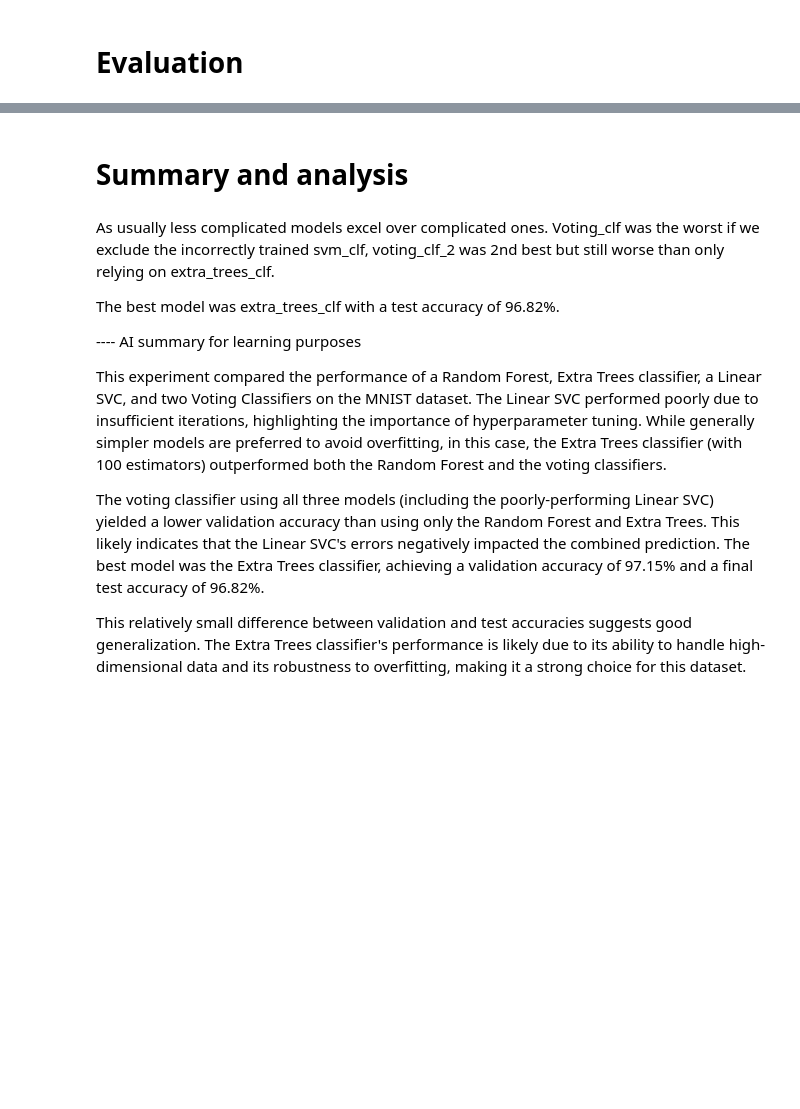
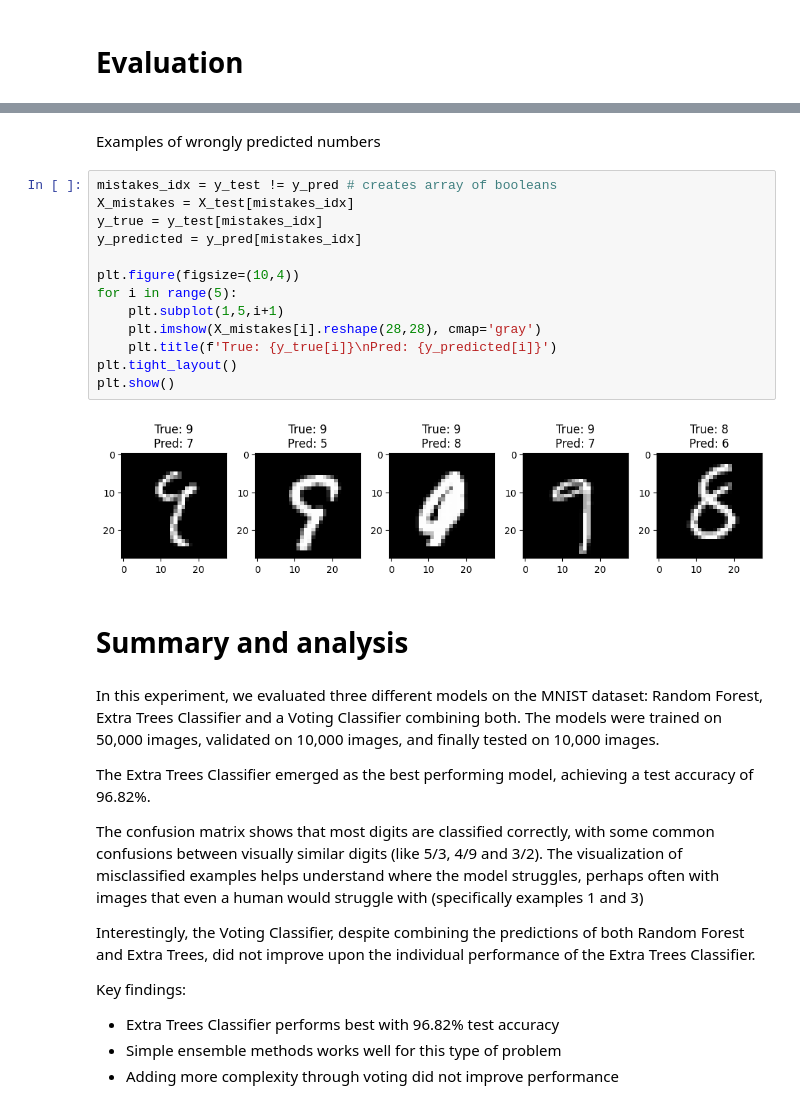
Before and after one commit to IsaacHog/ec-data-science-24, a Jupyter notebook: ml/kunskapskontroll_2/mnist_kod.ipynb, the cells around one changed output, grey strips where cells are left out. Saved outputs shown, nothing was run; the diff lists cells and outputs as text; blank space fills up the shorter version.

Commit message:
update(ml/kunskaps2/mnist): update assignement

```diff
--- a/ml/kunskapskontroll_2/mnist_kod.ipynb
+++ b/ml/kunskapskontroll_2/mnist_kod.ipynb
@@ -85,21 +95,32 @@ Test set accuracy of the retrained best model: 0.9682
+# %% [markdown]
+Examples of wrongly predicted numbers
+# %%
+mistakes_idx = y_test != y_pred # creates array of booleans
+X_mistakes = X_test[mistakes_idx]
+y_true = y_test[mistakes_idx]
+y_predicted = y_pred[mistakes_idx]
+
+plt.figure(figsize=(10,4))
+for i in range(5):
+    plt.subplot(1,5,i+1)
+    plt.imshow(X_mistakes[i].reshape(28,28), cmap='gray')
+    plt.title(f'True: {y_true[i]}\nPred: {y_predicted[i]}')
+plt.tight_layout()
+plt.show()
+# %% [output]
+[figure, added]
 # %% [markdown]
 # Summary and analysis
 # %% [markdown]
-As usually less complicated models excel over complicated ones.
-Voting_clf was the worst if we exclude the incorrectly trained svm_clf, voting_clf_2 was 2nd best but still worse than only relying on extra_trees_clf.
+In this experiment, we evaluated three different models on the MNIST dataset: Random Forest, Extra Trees Classifier and a Voting Classifier combining both. The models were trained on 50,000 images, validated on 10,000 images, and finally tested on 10,000 images.
 
-The best model was extra_trees_clf with a test accuracy of 96.82%.
+The Extra Trees Classifier emerged as the best performing model, achieving a test accuracy of 96.82%.
 
+The confusion matrix shows that most digits are classified correctly, with some common confusions between visually similar digits (like 5/3, 4/9 and 3/2). The visualization of misclassified examples helps understand where the model struggles, perhaps often with images that even a human would struggle with (specifically examples 1 and 3)
 
+Interestingly, the Voting Classifier, despite combining the predictions of both Random Forest and Extra Trees, did not improve upon the individual performance of the Extra Trees Classifier.
 
-
----- AI summary for learning purposes
-
-This experiment compared the performance of a Random Forest, Extra Trees classifier, a Linear SVC, and two Voting Classifiers on the MNIST dataset.
-The Linear SVC performed poorly due to insufficient iterations, highlighting the importance of hyperparameter tuning. While generally simpler models are preferred to avoid overfitting, in this case, the Extra Trees classifier (with 100 estimators) outperformed both the Random Forest and the voting classifiers.
-
-The voting classifier using all three models (including the poorly-performing Linear SVC) yielded a lower validation accuracy than using only the Random Forest and Extra Trees.
-This likely indicates that the Linear SVC's errors negatively impacted the combined prediction.
-The best model was the Extra Trees classifier, achieving a validation accuracy of 97.15% and a final test accuracy of 96.82%.
-
-This relatively small difference between validation and test accuracies suggests good generalization. The Extra Trees classifier's performance is likely due to its ability to handle high-dimensional data and its robustness to overfitting, making it a strong choice for this dataset.
+Key findings:
+- Extra Trees Classifier performs best with 96.82% test accuracy
+- Simple ensemble methods works well for this type of problem
+- Adding more complexity through voting did not improve performance
```
Also changed, not shown: parts of 10 cells of this notebook.
